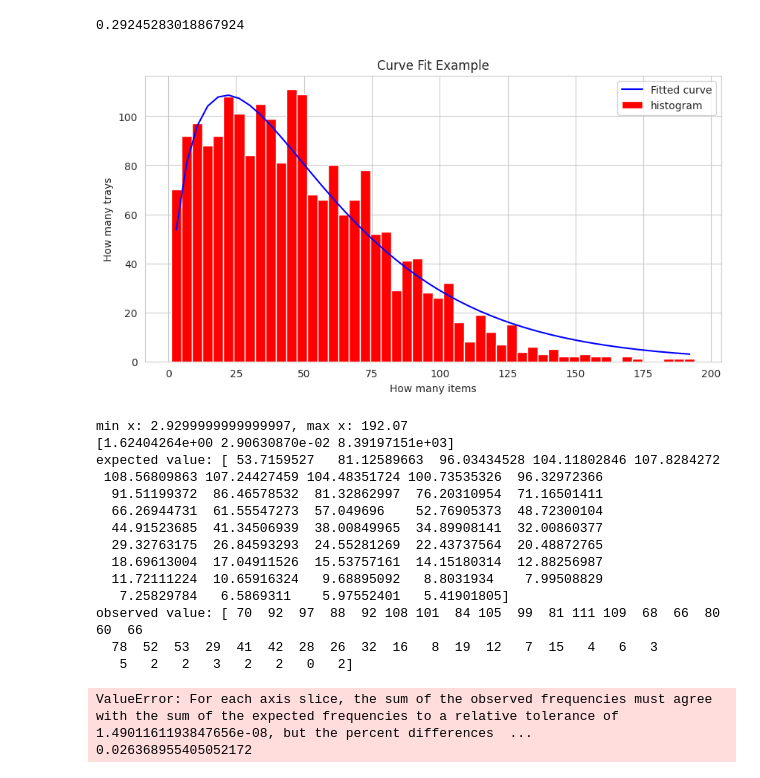
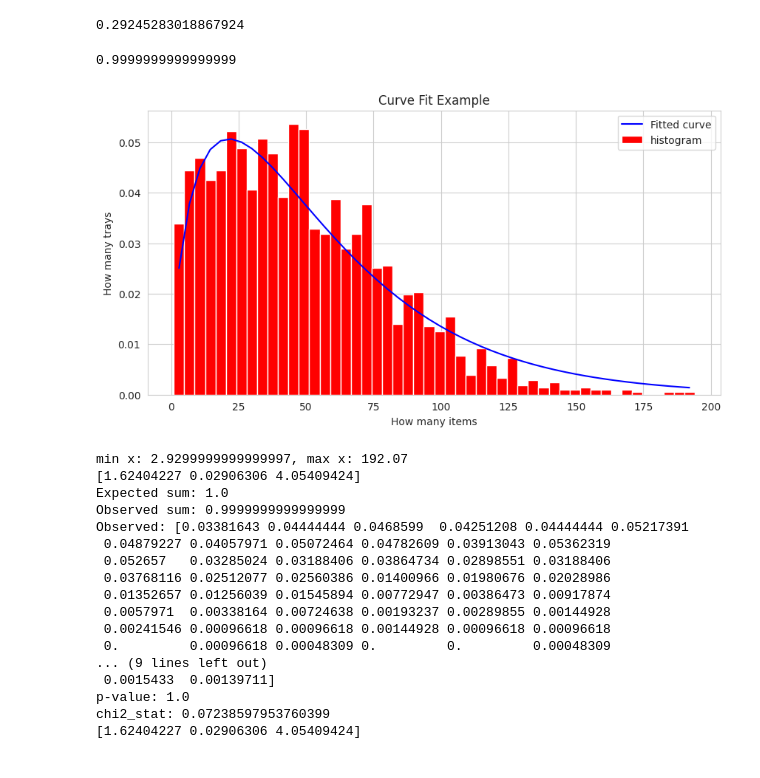
Before and after one commit to TomTom2028/SoftwareSim, a Jupyter notebook: AnalysisData.ipynb, the cells around one changed output. Cells and saved outputs as stored; diff of their text form; code cells hidden in the pictures.

```diff
--- a/AnalysisData.ipynb
+++ b/AnalysisData.ipynb
@@ -1249,6 +1249,7 @@ max_value
 # %% [output]
 0.29245283018867924
 # %%
+from scipy.stats import chisquare
 # how many items in each tray
 from matplotlib import pyplot as plt
 from scipy.optimize import curve_fit
@@ -1265,59 +1266,68 @@ q1 = item_count.quantile(0.05)
 q3 = item_count.quantile(0.95)
 iqr = q3 - q1
 
 lower_bound = q1 - 1.5 * iqr
 upper_bound = q3 + 1.5 * iqr
 
 filtered_item_count = item_count[(item_count >= lower_bound) & (item_count <= upper_bound)]
 plt.figure(figsize=(10, 5))
 bin_heights, bin_borders = np.histogram(filtered_item_count, bins=50)
 bin_widths = np.diff(bin_borders)
 bin_centers = bin_borders[:-1] + bin_widths / 2
 
+norm_bin_heights = bin_heights / sum(bin_heights)
+print(sum(norm_bin_heights))
+
 # plot with sns
-plt.bar(bin_centers, bin_heights, width=bin_widths, label='histogram', color="red")
+plt.bar(bin_centers, norm_bin_heights, width=bin_widths, label='histogram', color="red")
 def gamma_pdf(x, alpha, beta, mult):
     return gamma.pdf(x, a=alpha, scale=1/beta) * mult
 
-params, params_covariance = curve_fit(gamma_pdf, bin_centers, bin_heights)
+params, params_covariance = curve_fit(gamma_pdf, bin_centers, norm_bin_heights)
+nonorm_expected_values = gamma_pdf(bin_centers, *params)
+expected_values = nonorm_expected_values / sum(nonorm_expected_values)
 
 
 # Plot the data and the fitted curve
-plt.plot(bin_centers, gamma_pdf(bin_centers, *params), label='Fitted curve', color='blue')
+plt.plot(bin_centers, expected_values, label='Fitted curve', color='blue')
 plt.legend()
 plt.xlabel('How many items')
 plt.ylabel('How many trays')
 plt.title('Curve Fit Example')
 plt.show()
 
 print(f"min x: {min(bin_centers)}, max x: {max(bin_centers)}")
 print(params)
 
 ## chi squared test
-expected = gamma_pdf(bin_centers, *params)
-# Optional: only keep bins where expected frequency is >= 5 (chi-square assumption)
-mask = expected >= 5
-observed = bin_heights[mask]
-expected = expected[mask]
-print(f'expected value: {expected}')
-print(f'observed value: {observed}')
-chi2_stat, p_value = stats.chisquare(f_obs=observed, f_exp=expected)
-print(f"Chi-squared stat: {chi2_stat:.2f}, p-value: {p_value:.4f}")
+expected = expected_values
+observed = norm_bin_heights
+print(f"Expected sum: {sum(expected)}")
+print(f"Observed sum: {sum(observed)}")
+print(f"Observed: {observed}")
+print(f"Expected: {expected}")
+
+chi2_stat, p_value = chisquare(f_obs=observed, f_exp=expected)
+print(f"p-value: {p_value}")
+print(f"chi2_stat: {chi2_stat}")
+print(params)
 # %% [output]
+0.9999999999999999
-[figure, old version]
+[figure, new version]
-min x: 2.9299999999999997, max x: 192.07
-[1.62404264e+00 2.90630870e-02 8.39197151e+03]
-expected value: [ 53.7159527   81.12589663  96.03434528 104.11802846 107.8284272
- 108.56809863 107.24427459 104.48351724 100.73535326  96.32972366
-  91.51199372  86.46578532  81.32862997  76.20310954  71.16501411
-  66.26944731  61.55547273  57.049696    52.76905373  48.72300104
-  44.91523685  41.34506939  38.00849965  34.89908141  32.00860377
-  29.32763175  26.84593293  24.55281269  22.43737564  20.48872765
-  18.69613004  17.04911526  15.53757161  14.15180314  12.88256987
-  11.72111224  10.65916324   9.68895092   8.8031934    7.99508829
-   7.25829784   6.5869311    5.97552401   5.41901805]
-observed value: [ 70  92  97  88  92 108 101  84 105  99  81 111 109  68  66  80  60  66
-  78  52  53  29  41  42  28  26  32  16   8  19  12   7  15   4   6   3
-   5   2   2   3   2   2   0   2]
-ValueError: For each axis slice, the sum of the observed frequencies must agree with the sum of the expected frequencies to a relative tolerance of 1.4901161193847656e-08, but the percent differences  ...
-0.026368955405052172
+min x: 2.9299999999999997, max x: 192.07
+[1.62404227 0.02906306 4.05409424]
+Expected sum: 1.0
+Observed sum: 0.9999999999999999
+Observed: [0.03381643 0.04444444 0.0468599  0.04251208 0.04444444 0.05217391
+ 0.04879227 0.04057971 0.05072464 0.04782609 0.03913043 0.05362319
+ 0.052657   0.03285024 0.03188406 0.03864734 0.02898551 0.03188406
+ 0.03768116 0.02512077 0.02560386 0.01400966 0.01980676 0.02028986
+ 0.01352657 0.01256039 0.01545894 0.00772947 0.00386473 0.00917874
+ 0.0057971  0.00338164 0.00724638 0.00193237 0.00289855 0.00144928
+ 0.00241546 0.00096618 0.00096618 0.00144928 0.00096618 0.00096618
+ 0.         0.00096618 0.00048309 0.         0.         0.00048309
+... (9 lines left out)
+ 0.0015433  0.00139711]
+p-value: 1.0
+chi2_stat: 0.07238597953760399
+[1.62404227 0.02906306 4.05409424]
```
Also changed, not shown: 3 other files.
